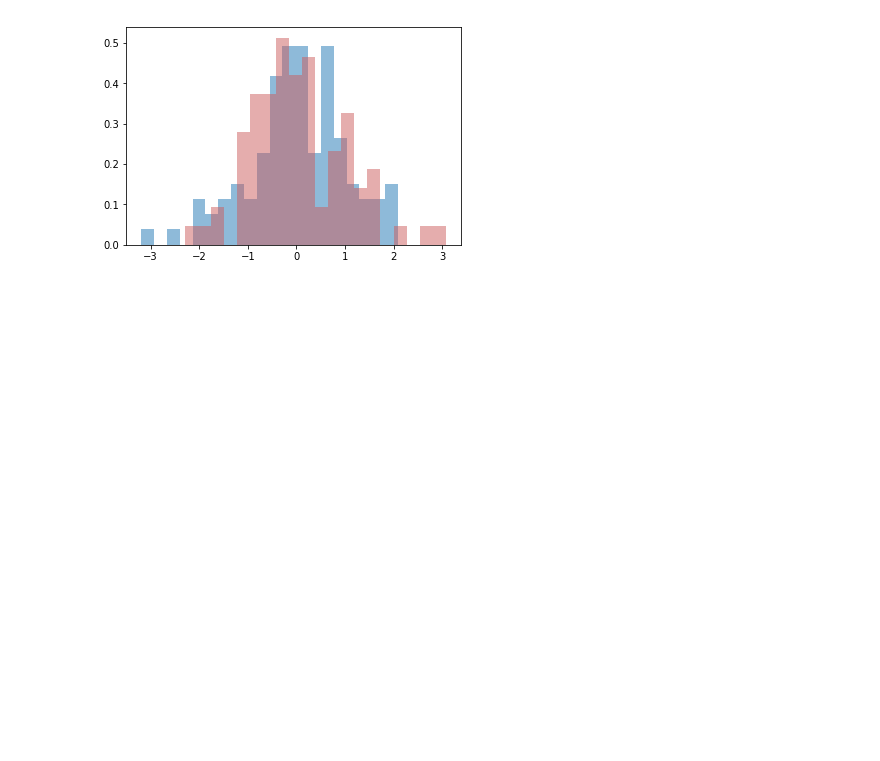
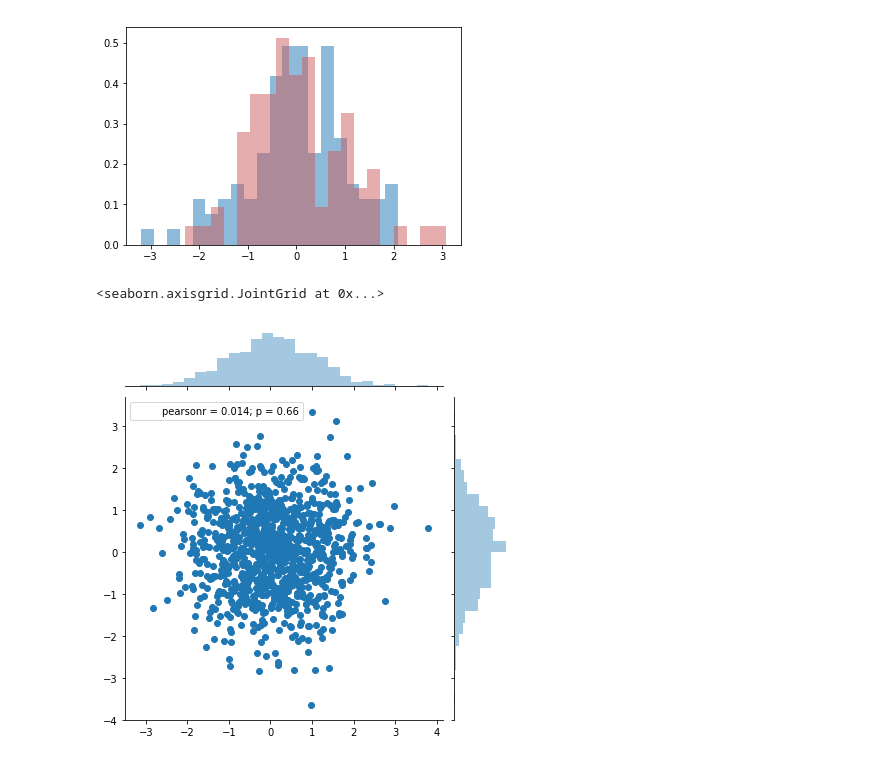
Before and after one commit to aki-06/Python_DS, a Jupyter notebook: ヒストグラム.ipynb, the cells around one changed output. Drawn from its saved outputs; the diff is of its cells as text; code cells hidden in the pictures; blank space fills up the shorter version.

```diff
--- a/ヒストグラム.ipynb
+++ b/ヒストグラム.ipynb
@@ -57,3 +57,9 @@ plt.hist(dataset2, normed=True, alpha=0.5, bins=20, color='indianred')
 # %%
 data1 = randn(1000)
 data2 = randn(1000)
+# %%
+# 同時分布(結合分布)
+sns.jointplot(data1, data2)
+# %% [output]
+<seaborn.axisgrid.JointGrid at 0x...>
+[figure, added]
```
Also changed, not shown: parts of 1 cell of this notebook, 1 other file.
